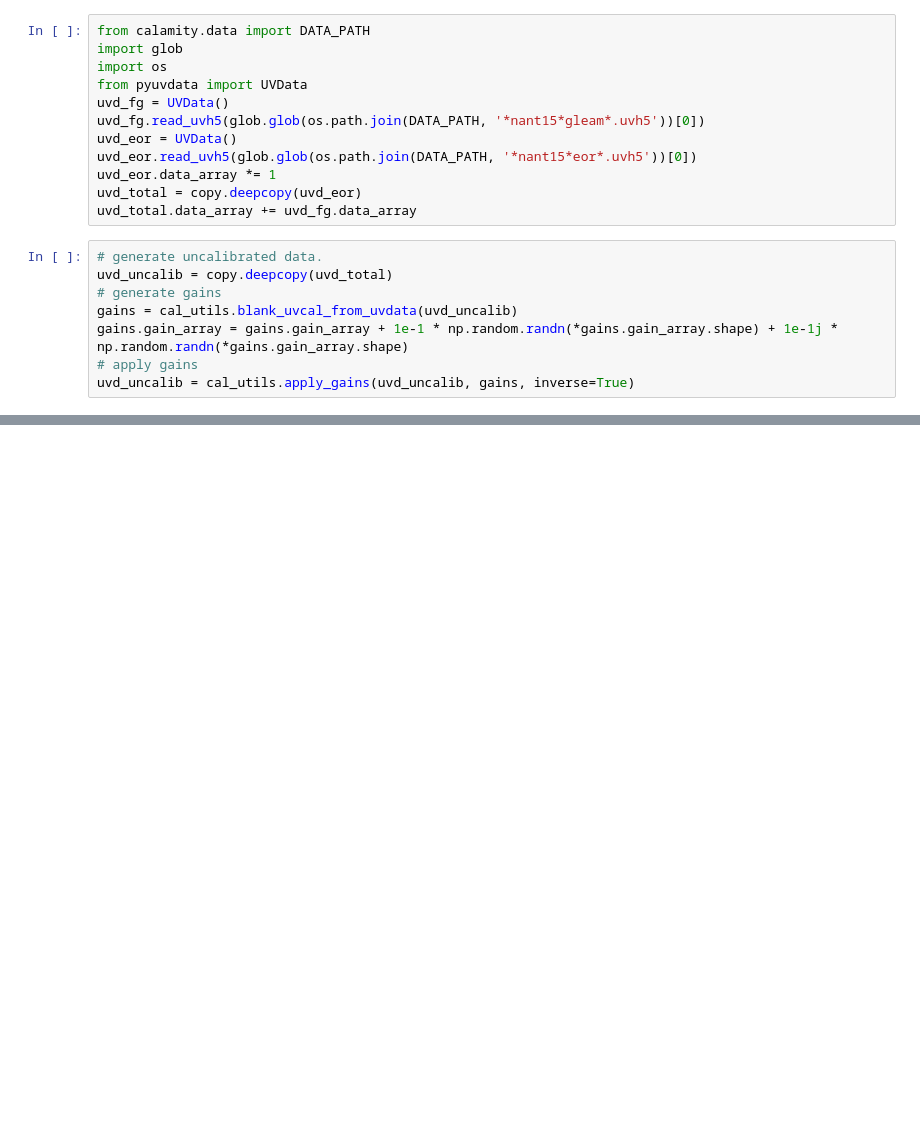
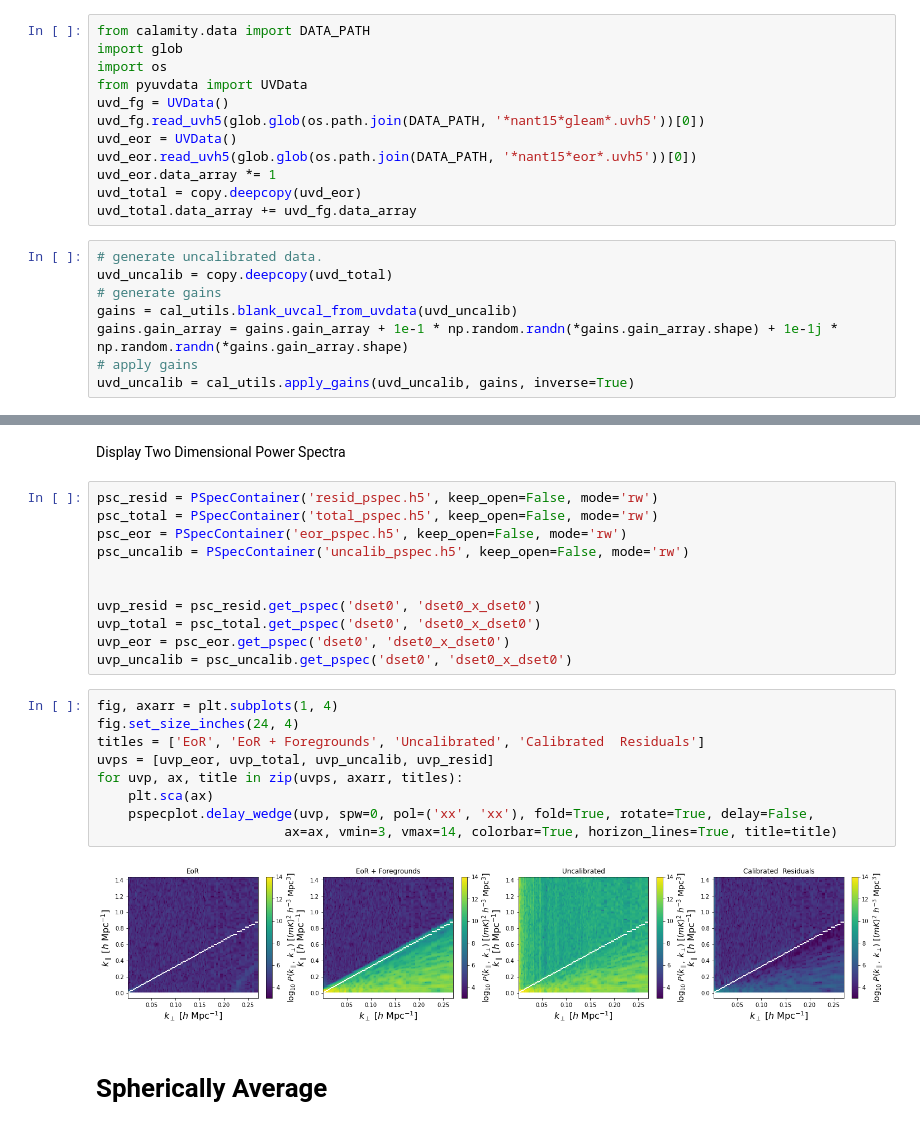
Before and after one commit to aewallwi/calamity, a Jupyter notebook: examples/Calamity_Example_Garray_15_Elements.ipynb, the cells around one changed output, grey strips where cells are left out. Saved outputs shown, nothing was run; the diff lists cells and outputs as text; blank space fills up the shorter version.

```diff
--- a/examples/Calamity_Example_Garray_15_Elements.ipynb
+++ b/examples/Calamity_Example_Garray_15_Elements.ipynb
@@ -224,0 +295,26 @@ for blnum, blind in enumerate(blinds):
+# %% [markdown]
+Display Two Dimensional Power Spectra
+# %%
+psc_resid = PSpecContainer('resid_pspec.h5', keep_open=False, mode='rw')
+psc_total = PSpecContainer('total_pspec.h5', keep_open=False, mode='rw')
+psc_eor = PSpecContainer('eor_pspec.h5', keep_open=False, mode='rw')
+psc_uncalib = PSpecContainer('uncalib_pspec.h5', keep_open=False, mode='rw')
+
+
+uvp_resid = psc_resid.get_pspec('dset0', 'dset0_x_dset0')
+uvp_total = psc_total.get_pspec('dset0', 'dset0_x_dset0')
+uvp_eor = psc_eor.get_pspec('dset0', 'dset0_x_dset0')
+uvp_uncalib = psc_uncalib.get_pspec('dset0', 'dset0_x_dset0')
+# %%
+fig, axarr = plt.subplots(1, 4)
+fig.set_size_inches(24, 4)
+titles = ['EoR', 'EoR + Foregrounds', 'Uncalibrated', 'Calibrated  Residuals']
+uvps = [uvp_eor, uvp_total, uvp_uncalib, uvp_resid]
+for uvp, ax, title in zip(uvps, axarr, titles):
+    plt.sca(ax)
+    pspecplot.delay_wedge(uvp, spw=0, pol=('xx', 'xx'), fold=True, rotate=True, delay=False,
+                        ax=ax, vmin=3, vmax=14, colorbar=True, horizon_lines=True, title=title)
+# %% [output]
+[figure, added]
+# %% [markdown]
+# Spherically Average
```
Also changed, not shown: parts of 14 cells of this notebook.
